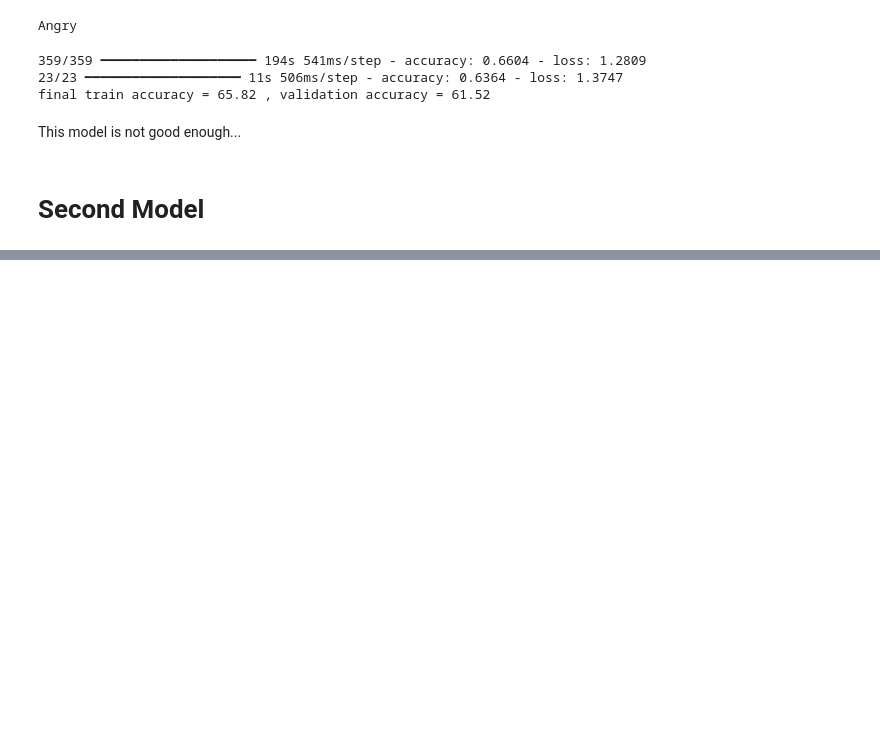
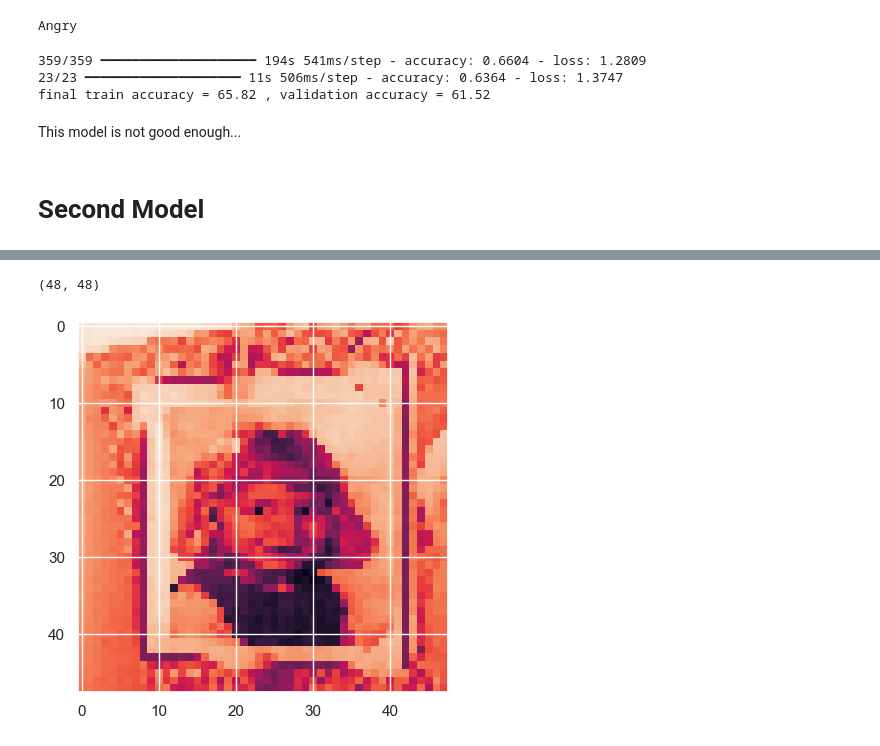
Before and after one commit to irenedagherr/MasterProject_GIV, a Jupyter notebook: EmotionDetector/modelsGabriel.ipynb, the cells around one changed output, grey strips where cells are left out. Cells and saved outputs as stored; diff of their text form; code cells hidden in the pictures; blank space fills up the shorter version.

```diff
--- a/EmotionDetector/modelsGabriel.ipynb
+++ b/EmotionDetector/modelsGabriel.ipynb
@@ -451,0 +538,8 @@ Epoch 11/50
+# %%
+img = image.load_img(r"C:\Users\Gabriel\Downloads\WhatsApp Image 2024-05-14 à 18.53.53_1da56de5.jpg",target_size = (48,48),color_mode = "grayscale")
+img = np.array(img)
+plt.imshow(img)
+print(img.shape)
+# %% [output]
+(48, 48)
+[figure, added]
```
Also changed, not shown: parts of 14 cells of this notebook, 10 other files.
